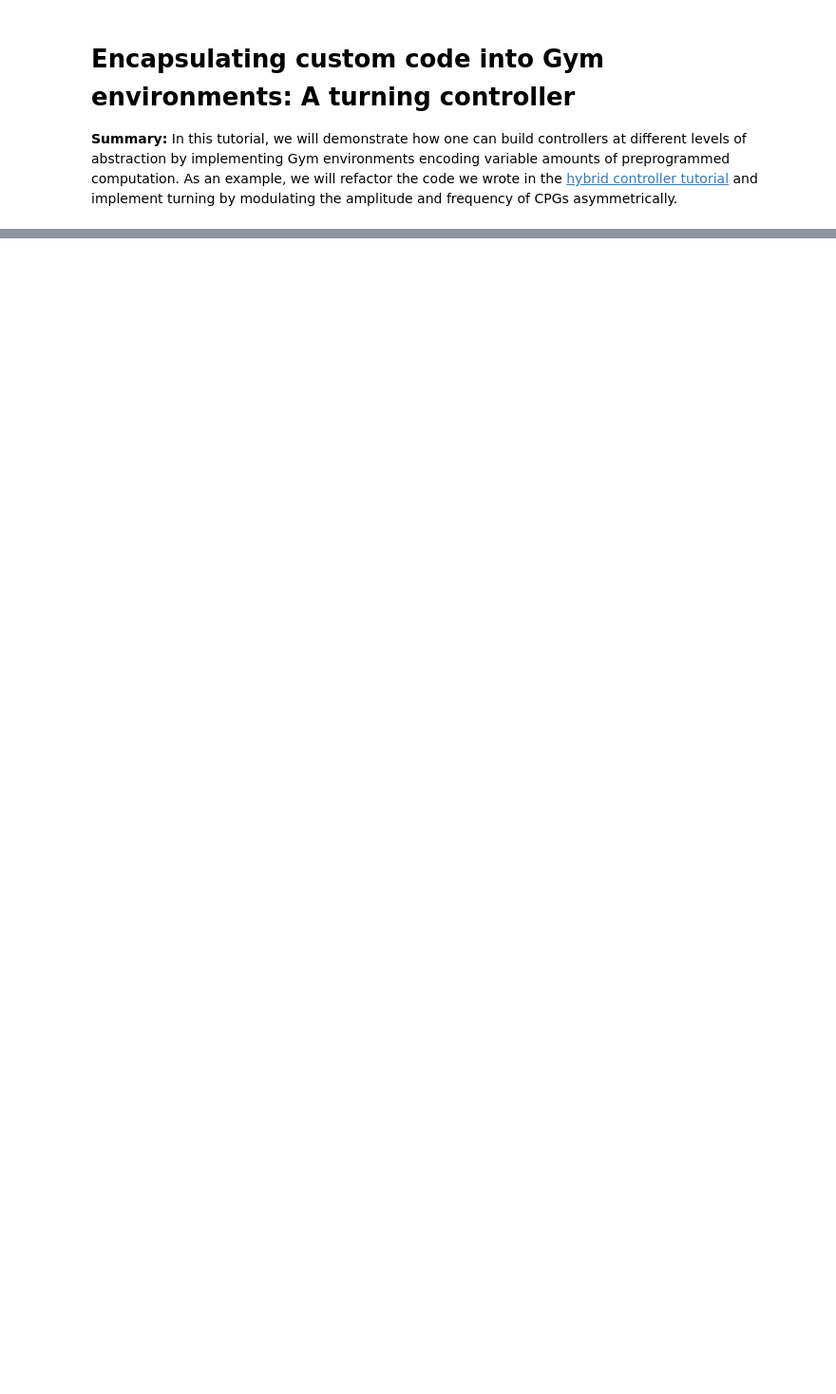
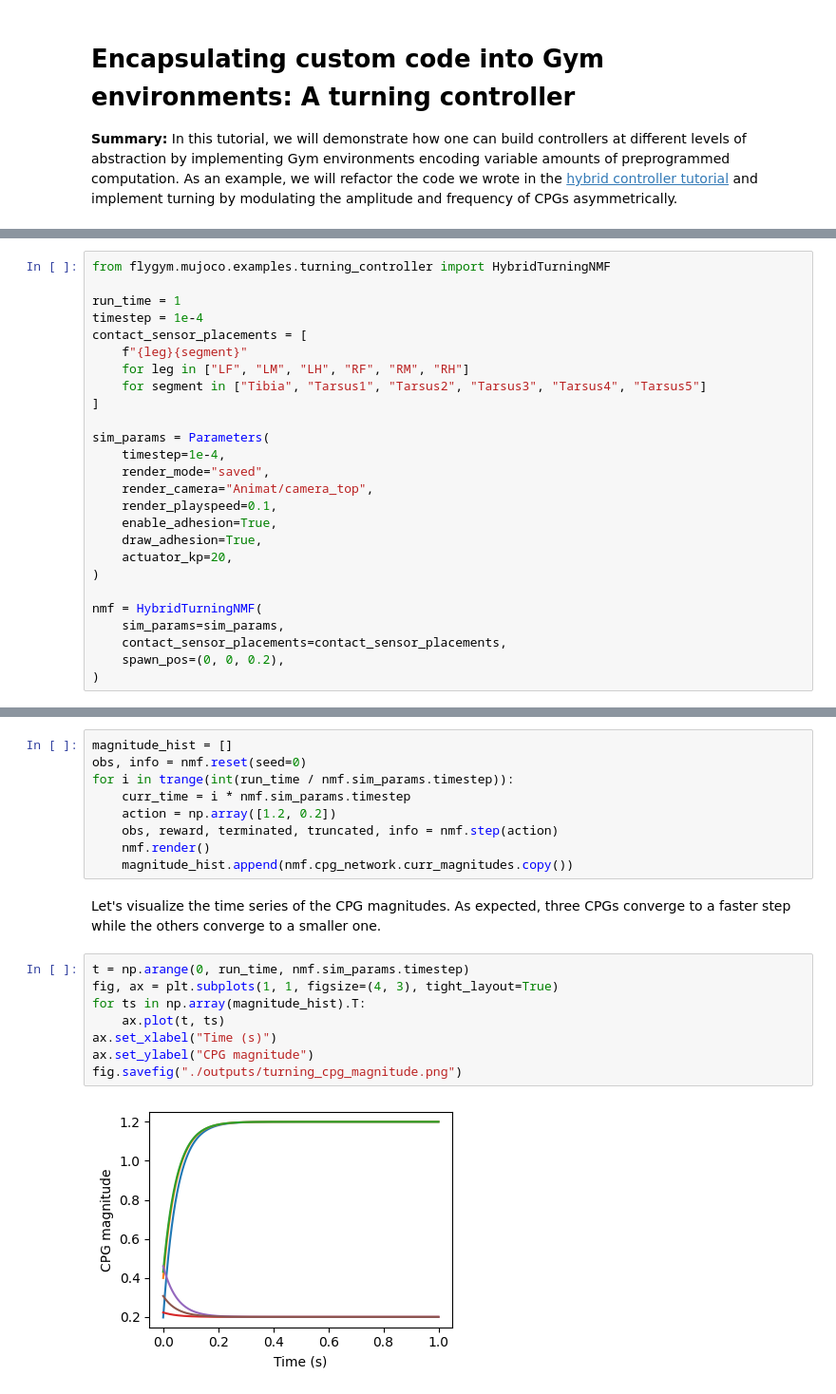
Before and after one commit to NeLy-EPFL/flygym, a Jupyter notebook: notebooks/turning.ipynb, the cells around one changed output, grey strips where cells are left out. Shown at 95% size. Cells and saved outputs as stored; diff of their text form; blank space fills up the shorter version.

Commit message:
add turning tutorial

```diff
--- a/notebooks/turning.ipynb
+++ b/notebooks/turning.ipynb
@@ -47,0 +404,26 @@ In other words, the maginuted of the descending signal controls the amplitude of
+# %%
+from flygym.mujoco.examples.turning_controller import HybridTurningNMF
+
+run_time = 1
+timestep = 1e-4
+contact_sensor_placements = [
+    f"{leg}{segment}"
+    for leg in ["LF", "LM", "LH", "RF", "RM", "RH"]
+    for segment in ["Tibia", "Tarsus1", "Tarsus2", "Tarsus3", "Tarsus4", "Tarsus5"]
+]
+
+sim_params = Parameters(
+    timestep=1e-4,
+    render_mode="saved",
+    render_camera="Animat/camera_top",
+    render_playspeed=0.1,
+    enable_adhesion=True,
+    draw_adhesion=True,
+    actuator_kp=20,
+)
+
+nmf = HybridTurningNMF(
+    sim_params=sim_params,
+    contact_sensor_placements=contact_sensor_placements,
+    spawn_pos=(0, 0, 0.2),
+)
@@ -47,0 +436,21 @@ In other words, the maginuted of the descending signal controls the amplitude of
+# %%
+magnitude_hist = []
+obs, info = nmf.reset(seed=0)
+for i in trange(int(run_time / nmf.sim_params.timestep)):
+    curr_time = i * nmf.sim_params.timestep
+    action = np.array([1.2, 0.2])
+    obs, reward, terminated, truncated, info = nmf.step(action)
+    nmf.render()
+    magnitude_hist.append(nmf.cpg_network.curr_magnitudes.copy())
+# %% [markdown]
+Let's visualize the time series of the CPG magnitudes. As expected, three CPGs converge to a faster step while the others converge to a smaller one.
+# %%
+t = np.arange(0, run_time, nmf.sim_params.timestep)
+fig, ax = plt.subplots(1, 1, figsize=(4, 3), tight_layout=True)
+for ts in np.array(magnitude_hist).T:
+    ax.plot(t, ts)
+ax.set_xlabel("Time (s)")
+ax.set_ylabel("CPG magnitude")
+fig.savefig("./outputs/turning_cpg_magnitude.png")
+# %% [output]
+[figure, added]
```
Also changed, not shown: parts of 24 cells of this notebook, 2 other files.
